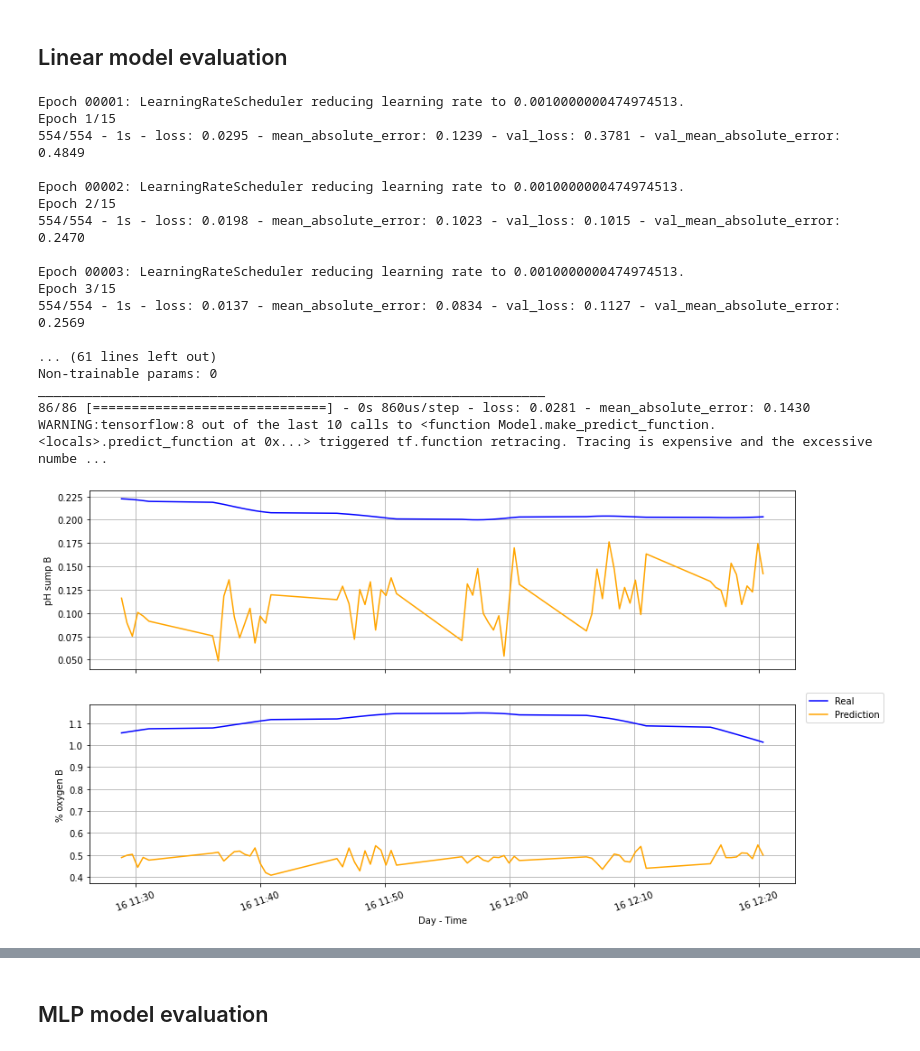
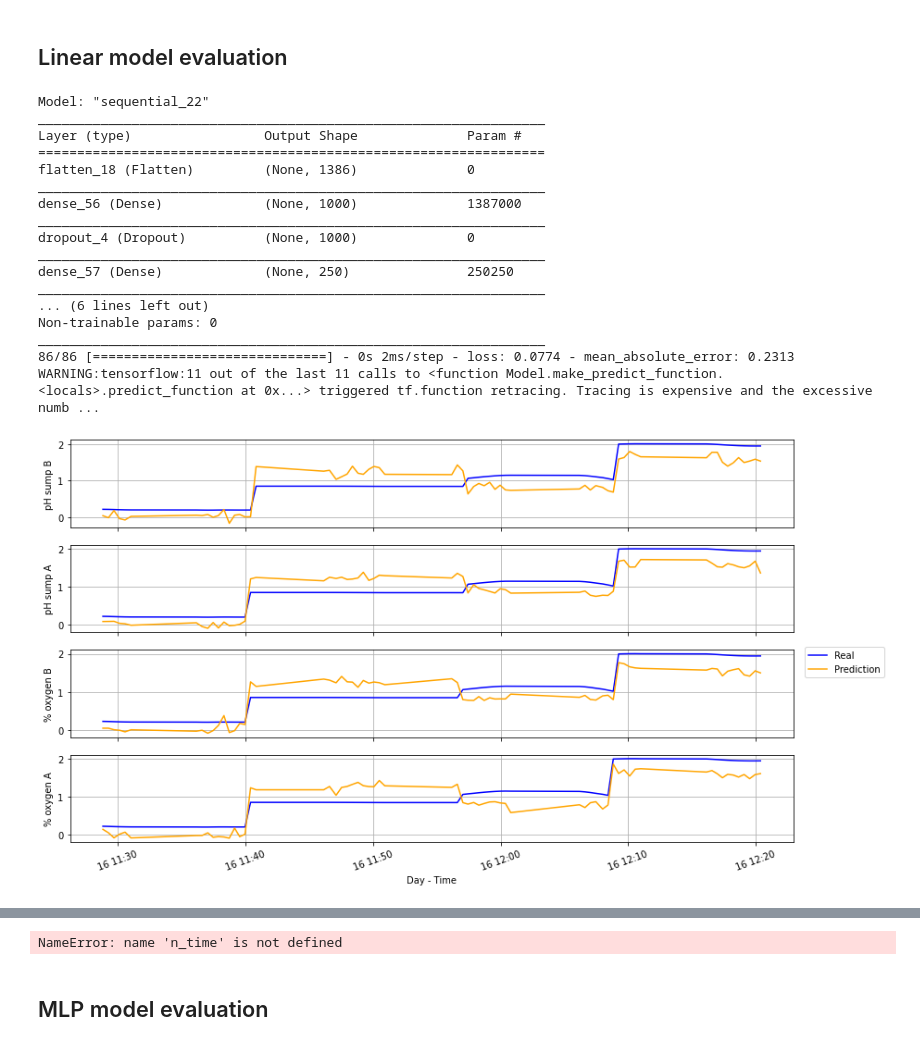
Before and after one commit to dccartagena/RNN_Aquaponics, a Jupyter notebook: notebook.ipynb, the cells around one changed output, grey strips where cells are left out. Saved outputs shown, nothing was run; the diff lists cells and outputs as text; code cells hidden in the pictures.

```diff
--- a/notebook.ipynb
+++ b/notebook.ipynb
@@ -94,8 +93,11 @@ Target variables:
 * 104*  = Ammonia A
 * sensors are not online yet*
 # %%
-label_target = {4: 'pH sump B',
-                8: '% oxygen B'}
+label_target = {
+4: 'pH sump B',
+5: 'pH sump A',
+8: '% oxygen B',
+9: '% oxygen A'}
 # %% [markdown]
 ### Select features - Human knowledge
 # %%
@@ -323,7 +328,7 @@ def f_window_gen(df, label_target, input_width, label_width, offset_width):
         data_time.append(time_range[i:input_width + i])
 
         range_target = df[label_target].loc[time_range[input_width + offset_width + i: input_width + offset_width + label_width + i]].values
-        target.append(range_target.flatten('C'))
+        target.append(range_target.flatten('F'))
         target_time.append(time_range[input_width + offset_width + i: input_width + offset_width + label_width + i])
 
     data = np.array(data)
@@ -403,9 +404,14 @@ def plot_history(history):
 def f_linear_model(label_target, label_width):
     model = tf.keras.Sequential([
             tf.keras.layers.Flatten(),
-            tf.keras.layers.Dense(units = 40),
-            tf.keras.layers.Dense(units = 15),
-            tf.keras.layers.Dense(units = len(label_target) * label_width)])
+
+            tf.keras.layers.Dense(units = 1000, kernel_initializer='random_normal', bias_initializer='zeros'),
+            tf.keras.layers.Dropout(0.2),
+
+            tf.keras.layers.Dense(units = 250, kernel_initializer='random_normal', bias_initializer='zeros'),
+            tf.keras.layers.Dropout(0.2),
+
+            tf.keras.layers.Dense(units = len(label_target) * label_width, kernel_initializer='random_normal', bias_initializer='zeros')])
     return model
 
 linear_model = f_linear_model(label_target, label_width)
@@ -463,7 +469,7 @@ def compile_and_fit(model, train_data, train_target, val_data, val_target,
     # Add callbacks
     early_stop = tf.keras.callbacks.EarlyStopping(monitor = "val_loss",
                                                   patience = 4)
-    lr_scheduler = tf.keras.callbacks.LearningRateScheduler(scheduler, verbose = 1)
+    lr_scheduler = tf.keras.callbacks.LearningRateScheduler(scheduler, verbose = 0)
     callbacks = [early_stop, lr_scheduler]
 
     # Model compile
@@ -476,7 +482,7 @@ def compile_and_fit(model, train_data, train_target, val_data, val_target,
                         train_target,
                         batch_size = batch_size,
                         epochs  = max_epochs,
-                        verbose = 2,
+                        verbose = 0,
                         shuffle = False,
                         validation_data = (val_data, val_target),
                         callbacks = callbacks)
@@ -499,30 +505,30 @@ def compile_and_fit(model, train_data, train_target, val_data, val_target,
 
     return history, test_prediction
 
-max_epochs = 15
-batch_size = 36
 test_entry = np.random.randint(0, 100)
 # %% [markdown]
 ## Linear model evaluation
 # %%
+max_epochs = 50
+batch_size = 200
 linear_history, linear_prediction = compile_and_fit(linear_model, train_data, train_target, val_data, val_target,
                                                     test_data, test_target, max_epochs, batch_size, test_entry)
 # %% [output]
-Epoch 00001: LearningRateScheduler reducing learning rate to 0.0010000000474974513.
-Epoch 1/15
-554/554 - 1s - loss: 0.0295 - mean_absolute_error: 0.1239 - val_loss: 0.3781 - val_mean_absolute_error: 0.4849
-
-Epoch 00002: LearningRateScheduler reducing learning rate to 0.0010000000474974513.
-Epoch 2/15
-554/554 - 1s - loss: 0.0198 - mean_absolute_error: 0.1023 - val_loss: 0.1015 - val_mean_absolute_error: 0.2470
-
-Epoch 00003: LearningRateScheduler reducing learning rate to 0.0010000000474974513.
-Epoch 3/15
-554/554 - 1s - loss: 0.0137 - mean_absolute_error: 0.0834 - val_loss: 0.1127 - val_mean_absolute_error: 0.2569
-
-... (61 lines left out)
+Model: "sequential_22"
+_________________________________________________________________
+Layer (type)                 Output Shape              Param #
+=================================================================
+flatten_18 (Flatten)         (None, 1386)              0
+_________________________________________________________________
+dense_56 (Dense)             (None, 1000)              1387000
+_________________________________________________________________
+dropout_4 (Dropout)          (None, 1000)              0
+_________________________________________________________________
+dense_57 (Dense)             (None, 250)               250250
+_________________________________________________________________
+... (6 lines left out)
 Non-trainable params: 0
 _________________________________________________________________
-86/86 [==============================] - 0s 860us/step - loss: 0.0281 - mean_absolute_error: 0.1430
-WARNING:tensorflow:8 out of the last 10 calls to <function Model.make_predict_function.<locals>.predict_function at 0x...> triggered tf.function retracing. Tracing is expensive and the excessive numbe ...
+86/86 [==============================] - 0s 2ms/step - loss: 0.0774 - mean_absolute_error: 0.2313
+WARNING:tensorflow:11 out of the last 11 calls to <function Model.make_predict_function.<locals>.predict_function at 0x...> triggered tf.function retracing. Tracing is expensive and the excessive numb ...
-[figure, old version]
+[figure, new version]
@@ -530,3 +536,12 @@ WARNING:tensorflow:8 out of the last 10 calls to <function Model.make_predict_fu
+# %%
+# test_target
+# Check results and plots
+n_label = np.int(len(label_target))
+n_time = np.int(label_time.shape[0])
+m_label = test_target.reshape(n_time, n_label)
+#     m_results = results.reshape(n_time, n_label)
+# %% [output]
+NameError: name 'n_time' is not defined
 # %% [markdown]
 ## MLP model evaluation
 # %%
```
Also changed, not shown: parts of 12 cells of this notebook.
